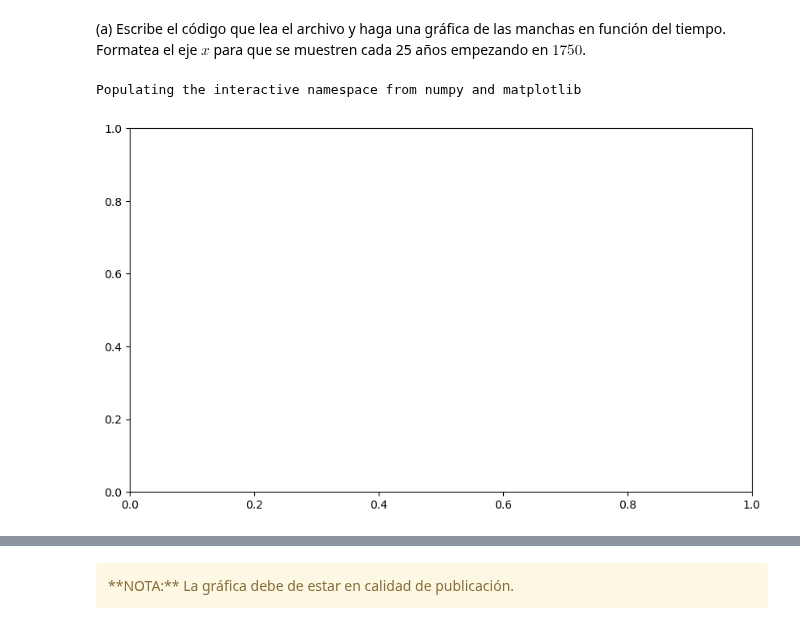
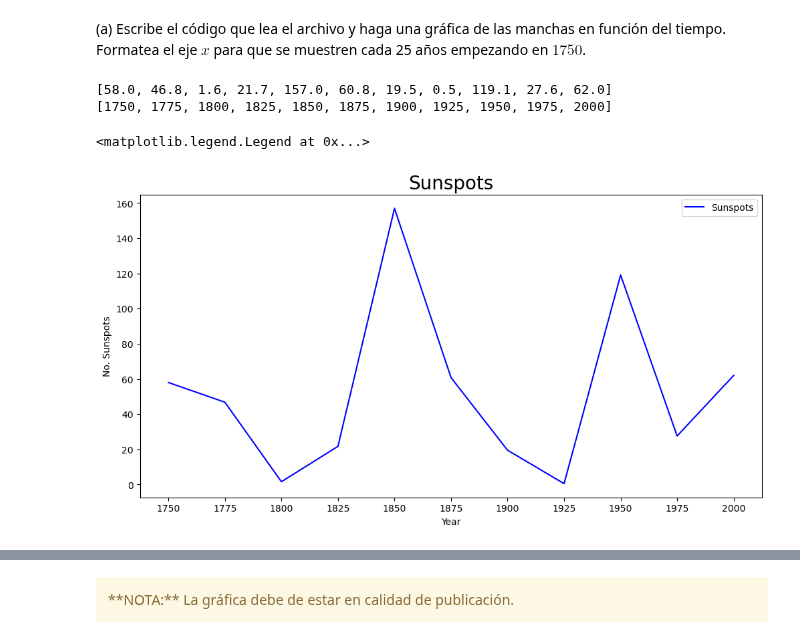
Before and after one commit to jesusigarmor/Matematicas-computacionales-fall2020, a Jupyter notebook: alumnos/Aranza/Tareas/NumPy_tarea.ipynb, the cells around one changed output, grey strips where cells are left out. Cells and saved outputs as stored; diff of their text form; code cells hidden in the pictures.

```diff
--- a/alumnos/Aranza/Tareas/NumPy_tarea.ipynb
+++ b/alumnos/Aranza/Tareas/NumPy_tarea.ipynb
@@ -386,20 +387,3 @@ Utiliza el archivo `sunspots.txt` (localizado en la carpeta `data`), el cual con
 import matplotlib.pyplot as plt
 # %% [markdown]
 (a) Escribe el código que lea el archivo y haga una gráfica de las manchas en función del tiempo. Formatea el eje $x$ para que se muestren cada 25 años empezando en $1750$.
-# %%
-%pylab inline
-import numpy as np
-import matplotlib.pyplot as plt
-
-
-archivo = np.loadtxt('Data/sunspots.txt', dtype=float, delimiter='\t')
-plt.figure(figsize=(10, 6), dpi=100)
-
-# Creamos un subplot en malla de 1x1
-plt.subplot(1, 1, 1)
-
-
-X = np.arange(1749,2020,25)
-# %% [output]
-Populating the interactive namespace from numpy and matplotlib
-[figure, removed]
@@ -437,0 +390,35 @@ plt.annotate(r'Mínimo',
+# %%
+mes, man = np.loadtxt('Data/sunspots.txt', unpack=True, dtype = float, delimiter='\t', usecols = [0,1])
+
+#Notemos que el problema nos pide que enseñemos los datos de las manchas cada 25 años. 12 meses * 25 años = 300
+
+    #Datos de las manchas
+manchas = []
+
+for i in range(0,len(man),300):
+    manchas.append(man[i])
+
+print(manchas)
+
+    #Datos de los años
+year = []
+a = [int((i/12) + 1750) for i in range(0,len(mes), 300)]
+
+for i in a:
+    year.append(i)
+
+print(year)
+
+plt.figure(figsize=(12, 6), dpi=100)
+plt.subplot(1, 1, 1)
+plt.xticks(year)
+plt.plot(year, manchas, color = 'blue', linewidth=1.5, linestyle="-", label = 'Sunspots')
+plt.title('Sunspots', fontsize = 20)
+plt.xlabel('Year', fontsize = 10)
+plt.ylabel('No. Sunspots', fontsize = 10)
+plt.legend(loc = 'upper right')
+# %% [output]
+[58.0, 46.8, 1.6, 21.7, 157.0, 60.8, 19.5, 0.5, 119.1, 27.6, 62.0]
+[1750, 1775, 1800, 1825, 1850, 1875, 1900, 1925, 1950, 1975, 2000]
+<matplotlib.legend.Legend at 0x...>
+[figure, added]
```
Also changed, not shown: parts of 11 cells of this notebook, 6 other files.
